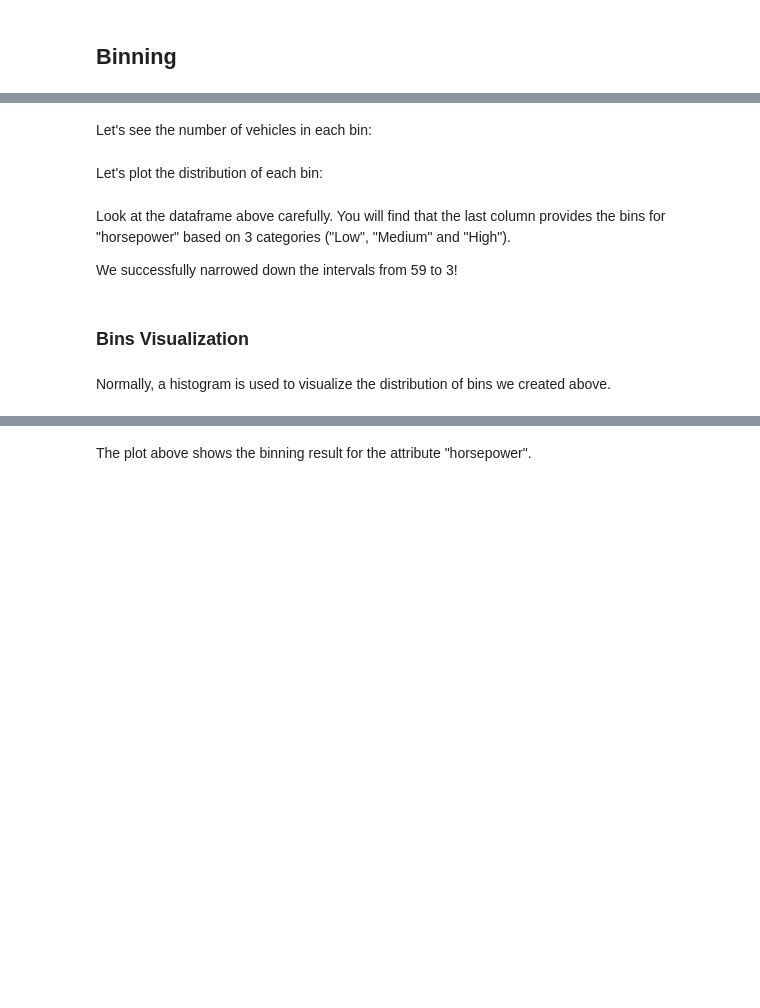
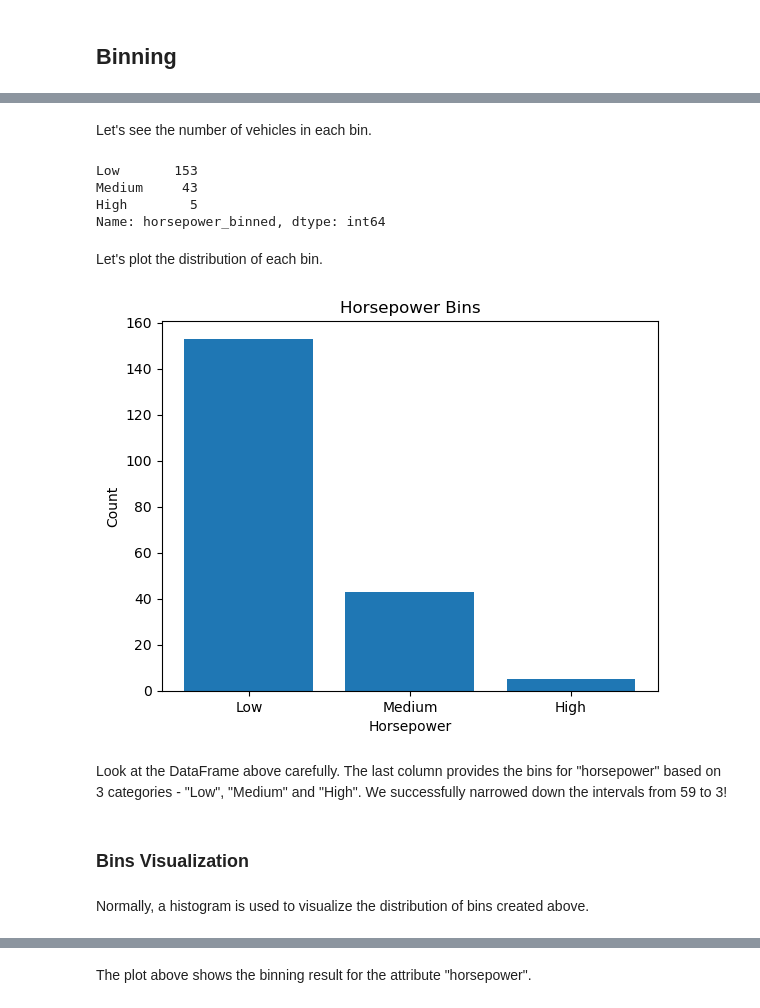
Before and after one commit to dark-teal-coder/course-cognitiveclass-data-analysis-with-python, a Jupyter notebook: module02/Lab-02-01-Data-Wrangling.ipynb, the cells around one changed output, grey strips where cells are left out. Saved outputs shown, nothing was run; the diff lists cells and outputs as text; code cells hidden in the pictures; blank space fills up the shorter version.

```diff
--- a/module02/Lab-02-01-Data-Wrangling.ipynb
+++ b/module02/Lab-02-01-Data-Wrangling.ipynb
@@ -451,3 +535,3 @@ We apply the function "cut" to determine what each value of `df['horsepower']` b
 # %%
-df['horsepower-binned'] = pd.cut(df['horsepower'], bins, labels=group_names, include_lowest=True )
-df[['horsepower','horsepower-binned']].head(20)
+df['horsepower_binned'] = pd.cut(df['horsepower'], bins, labels=group_names, include_lowest=True)
+df[['horsepower', 'horsepower_binned']].head(20)
@@ -454,6 +556,11 @@ df[['horsepower','horsepower-binned']].head(20)
 # %% [markdown]
-Let's see the number of vehicles in each bin:
+Let's see the number of vehicles in each bin.
 # %%
-df["horsepower-binned"].value_counts()
+df["horsepower_binned"].value_counts()
+# %% [output]
+Low       153
+Medium     43
+High        5
+Name: horsepower_binned, dtype: int64
 # %% [markdown]
-Let's plot the distribution of each bin:
+Let's plot the distribution of each bin.
@@ -470,12 +567,20 @@ plt.pyplot.title("horsepower bins")
+# %%
+## Make a bar plot
+plt.bar(group_names, df["horsepower_binned"].value_counts())
+## Set plot title
+plt.title("Horsepower Bins")
+## Set x/y labels
+plt.xlabel("Horsepower")
+plt.ylabel("Count")
+## Display all open figures
+plt.show()
+# %% [output]
+[figure, added]
 # %% [markdown]
-<p>
-    Look at the dataframe above carefully. You will find that the last column provides the bins for "horsepower" based on 3 categories ("Low", "Medium" and "High").
-</p>
-<p>
-    We successfully narrowed down the intervals from 59 to 3!
-</p>
+Look at the DataFrame above carefully. The last column provides the bins for "horsepower" based on 3 categories - "Low", "Medium" and "High".
+We successfully narrowed down the intervals from 59 to 3!
 # %% [markdown]
 ### Bins Visualization
 # %% [markdown]
-Normally, a histogram is used to visualize the distribution of bins we created above.
+Normally, a histogram is used to visualize the distribution of bins created above.
 # %%
```
Also changed, not shown: parts of 121 cells of this notebook, 2 other files.
